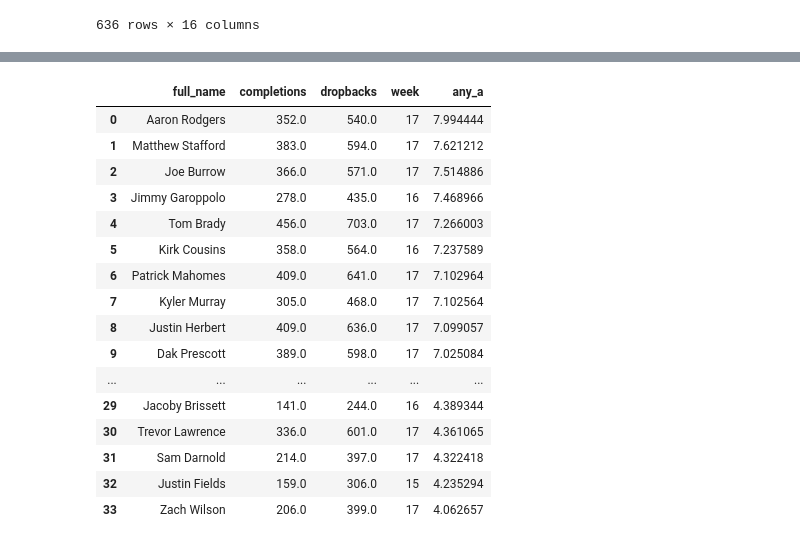
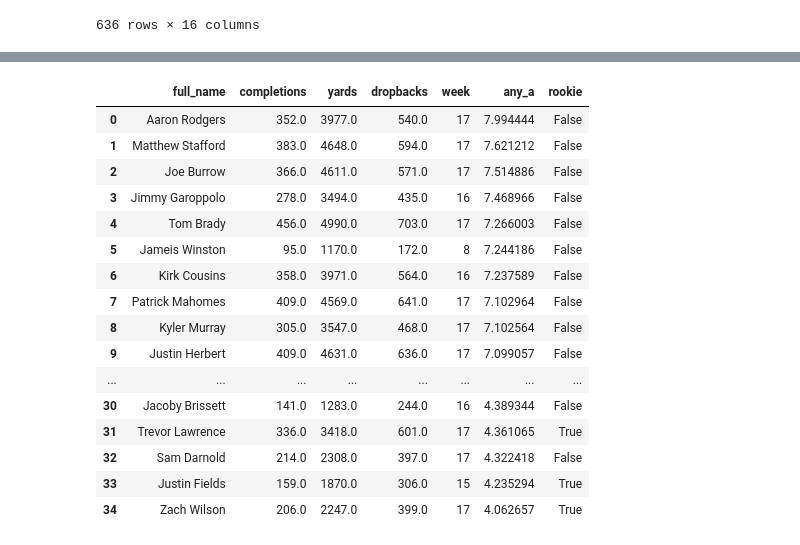
Before and after one commit to naveenv92/nfl-infographics, a Jupyter notebook: notebooks/adjusted_net_yards_winning/adjusted_net_yards_winning.ipynb, the cells around one changed output, grey strips where cells are left out. Saved outputs shown, nothing was run; the diff lists cells and outputs as text; code cells hidden in the pictures.

```diff
--- a/notebooks/adjusted_net_yards_winning/adjusted_net_yards_winning.ipynb
+++ b/notebooks/adjusted_net_yards_winning/adjusted_net_yards_winning.ipynb
@@ -115,38 +114,50 @@ df_passing_cum[df_passing_cum["full_name"] == "Tom Brady"]
 # %%
-# Get List of Passers with >100 completions
+# Get List of Passers with > 1000 total yards
 qb_list = (
     df_passing.groupby("full_name", as_index=False)
     .agg(
         {
             "completions": "sum",
+            "yards": "sum",
             "dropbacks": "sum",
             "week": "max"
         }
     )
 )
 
+rookies = [
+    "Mac Jones",
+    "Davis Mills",
+    "Trevor Lawrence",
+    "Justin Fields",
+    "Zach Wilson"
+]
+
 qb_list = (
-    qb_list[qb_list["completions"] > 100]
+    qb_list[qb_list["yards"] >= 1000]
     .merge(df_passing_cum[["full_name", "week", "any_a"]])
     .sort_values("any_a", ascending=False)
     .reset_index(drop=True)
 )
+
+qb_list.loc[qb_list["full_name"].isin(rookies), "rookie"] = True
+qb_list["rookie"] = qb_list["rookie"].fillna(False)
 qb_list
 # %% [output]
-|  | full_name | completions | dropbacks | week | any_a |
-| 0 | Aaron Rodgers | 352.0 | 540.0 | 17 | 7.994444 |
-| 1 | Matthew Stafford | 383.0 | 594.0 | 17 | 7.621212 |
-| 2 | Joe Burrow | 366.0 | 571.0 | 17 | 7.514886 |
-| 3 | Jimmy Garoppolo | 278.0 | 435.0 | 16 | 7.468966 |
-| 4 | Tom Brady | 456.0 | 703.0 | 17 | 7.266003 |
-| 5 | Kirk Cousins | 358.0 | 564.0 | 16 | 7.237589 |
-| 6 | Patrick Mahomes | 409.0 | 641.0 | 17 | 7.102964 |
-| 7 | Kyler Murray | 305.0 | 468.0 | 17 | 7.102564 |
-| 8 | Justin Herbert | 409.0 | 636.0 | 17 | 7.099057 |
-| 9 | Dak Prescott | 389.0 | 598.0 | 17 | 7.025084 |
-| ... | ... | ... | ... | ... | ... |
-| 29 | Jacoby Brissett | 141.0 | 244.0 | 16 | 4.389344 |
-| 30 | Trevor Lawrence | 336.0 | 601.0 | 17 | 4.361065 |
-| 31 | Sam Darnold | 214.0 | 397.0 | 17 | 4.322418 |
-| 32 | Justin Fields | 159.0 | 306.0 | 15 | 4.235294 |
-| 33 | Zach Wilson | 206.0 | 399.0 | 17 | 4.062657 |
+|  | full_name | completions | yards | dropbacks | week | any_a | rookie |
+| 0 | Aaron Rodgers | 352.0 | 3977.0 | 540.0 | 17 | 7.994444 | False |
+| 1 | Matthew Stafford | 383.0 | 4648.0 | 594.0 | 17 | 7.621212 | False |
+| 2 | Joe Burrow | 366.0 | 4611.0 | 571.0 | 17 | 7.514886 | False |
+| 3 | Jimmy Garoppolo | 278.0 | 3494.0 | 435.0 | 16 | 7.468966 | False |
+| 4 | Tom Brady | 456.0 | 4990.0 | 703.0 | 17 | 7.266003 | False |
+| 5 | Jameis Winston | 95.0 | 1170.0 | 172.0 | 8 | 7.244186 | False |
+| 6 | Kirk Cousins | 358.0 | 3971.0 | 564.0 | 16 | 7.237589 | False |
+| 7 | Patrick Mahomes | 409.0 | 4569.0 | 641.0 | 17 | 7.102964 | False |
+| 8 | Kyler Murray | 305.0 | 3547.0 | 468.0 | 17 | 7.102564 | False |
+| 9 | Justin Herbert | 409.0 | 4631.0 | 636.0 | 17 | 7.099057 | False |
+| ... | ... | ... | ... | ... | ... | ... | ... |
+| 30 | Jacoby Brissett | 141.0 | 1283.0 | 244.0 | 16 | 4.389344 | False |
+| 31 | Trevor Lawrence | 336.0 | 3418.0 | 601.0 | 17 | 4.361065 | True |
+| 32 | Sam Darnold | 214.0 | 2308.0 | 397.0 | 17 | 4.322418 | False |
+| 33 | Justin Fields | 159.0 | 1870.0 | 306.0 | 15 | 4.235294 | True |
+| 34 | Zach Wilson | 206.0 | 2247.0 | 399.0 | 17 | 4.062657 | True |
```
Also changed, not shown: parts of 4 cells of this notebook.
